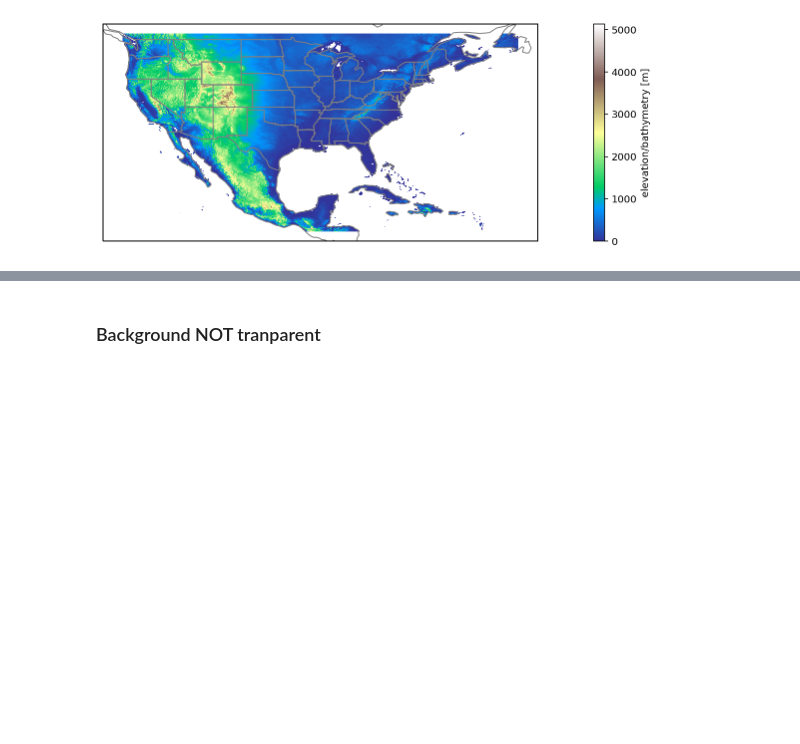
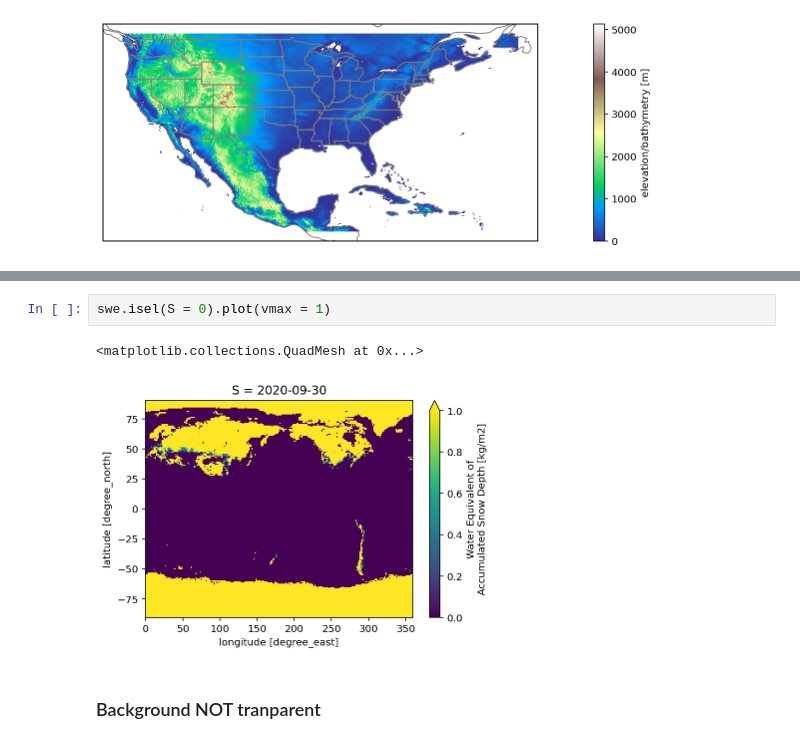
Before and after one commit to mktippett/python-tips-and-tricks, a Jupyter notebook: HOWTOs.ipynb, the cells around one changed output, grey strips where cells are left out. Cells and saved outputs as stored; diff of their text form; blank space fills up the shorter version.

```diff
--- a/HOWTOs.ipynb
+++ b/HOWTOs.ipynb
@@ -134,3 +207,8 @@ ax.coastlines(color='gray');
+# %%
+swe.isel(S = 0).plot(vmax = 1)
+# %% [output]
+<matplotlib.collections.QuadMesh at 0x...>
+[figure, added]
 # %% [markdown]
 ### Background NOT tranparent
 # %% [markdown]
```
Also changed, not shown: parts of 32 cells of this notebook.
